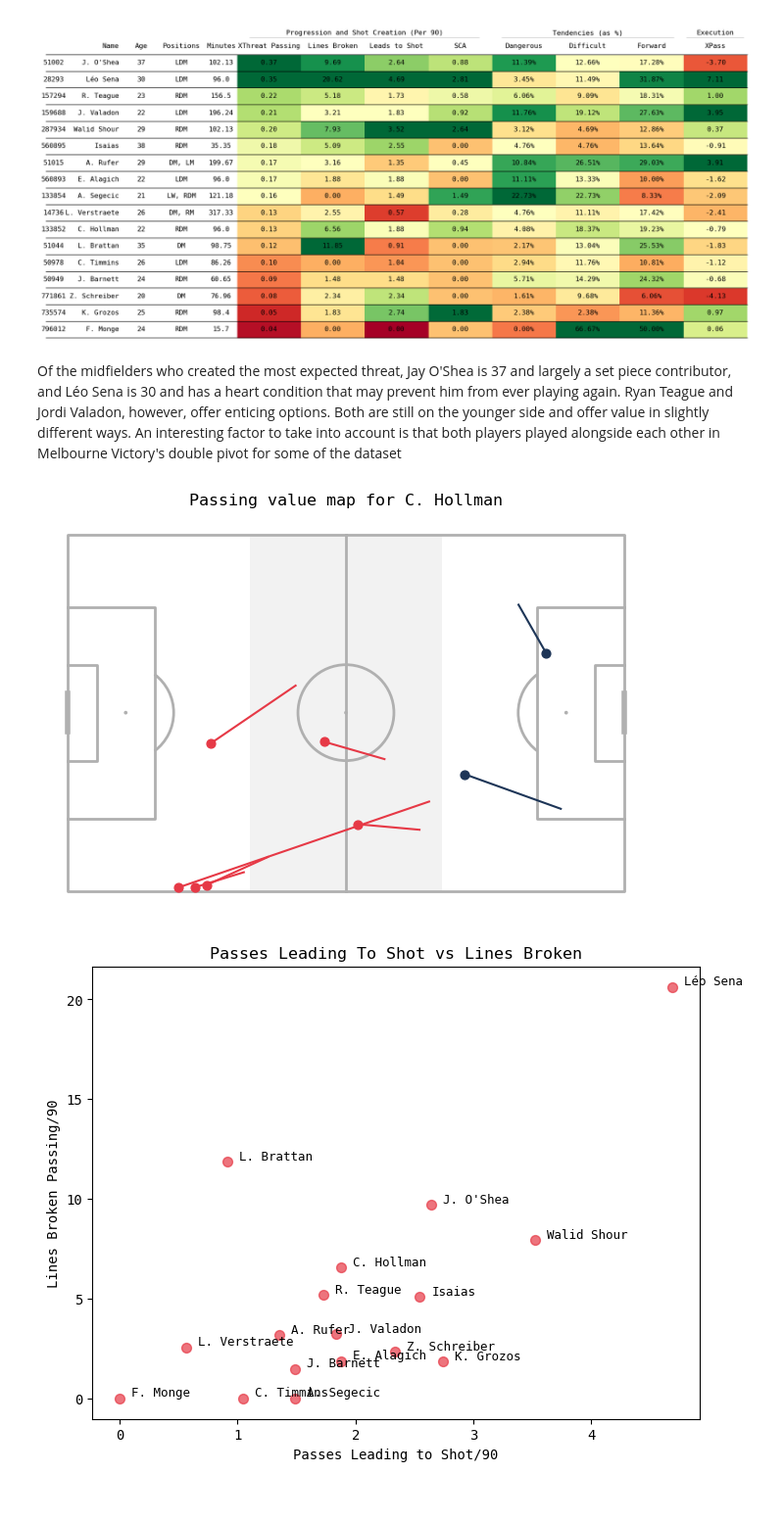
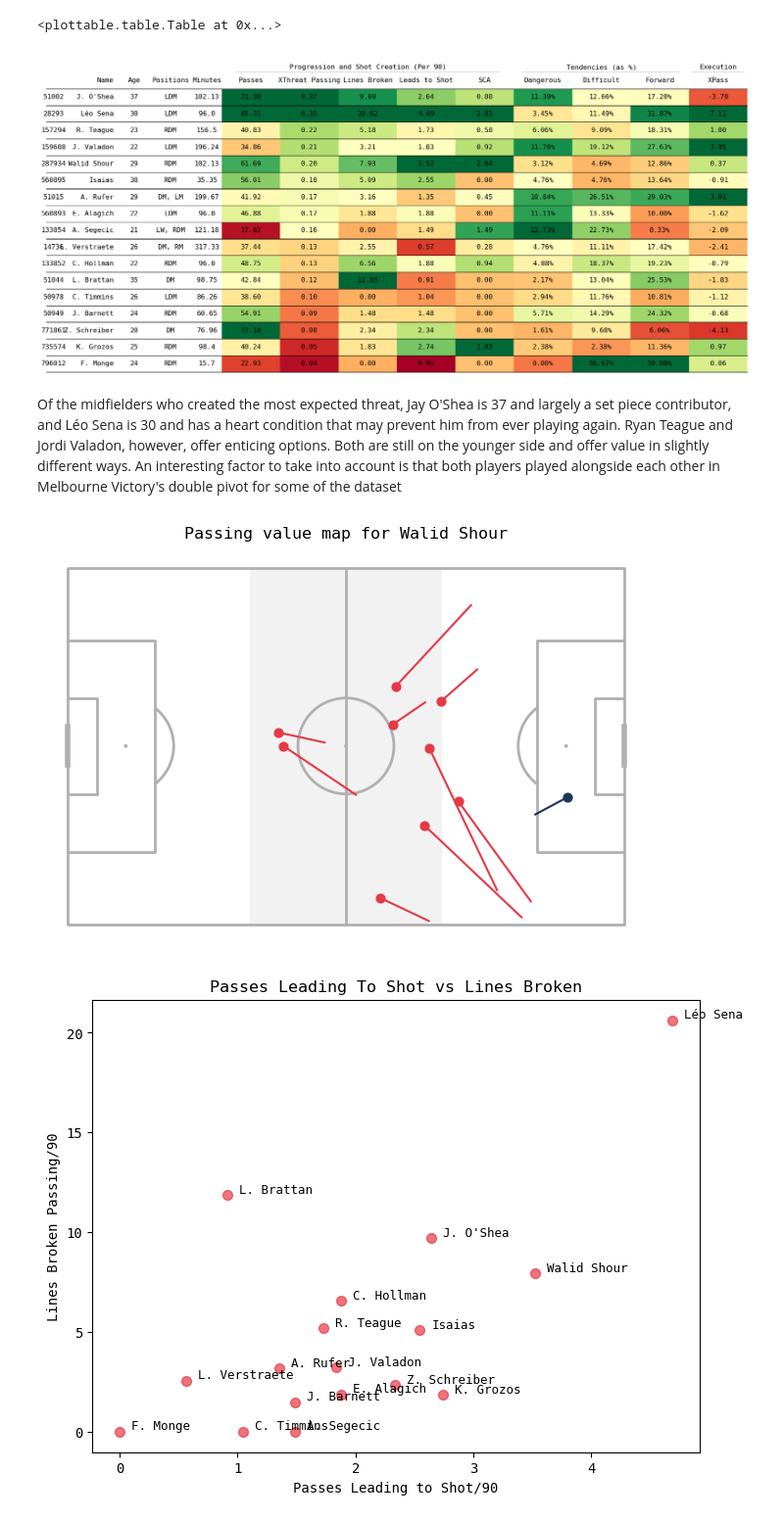
Before and after one commit to nkrackeler30/ASIProj, a Jupyter notebook: Data/ASIProj.ipynb, the cells around one changed output. Shown at 98% size. Drawn from its saved outputs; the diff is of its cells as text; code cells hidden in the pictures.

```diff
--- a/Data/ASIProj.ipynb
+++ b/Data/ASIProj.ipynb
@@ -567,7 +567,7 @@ class ASIProjMetrics:
         'xthreat_added_passing_aggregator': ['player_name', 'xthreat_added_passing_per_90'],
         'line_breaking_passes_aggregator': ['lines_broken_per_90'],
         'shot_creating_aggregator': ['passes_leading_to_shot_per_90', 'shot_creating_actions_per_90'],
-        'miscellaneous_stats_aggregator' : ['percent_dangerous_passes', 'percent_difficult_passes', 'percent_forward_passes'],
+        'miscellaneous_stats_aggregator' : ['percent_dangerous_passes', 'percent_difficult_passes', 'percent_forward_passes', 'passes_per_90'],
         'xpass_summary_aggregator' : ['pass_completion_vs_expected']
 
     }
@@ -653,13 +653,16 @@ class ASIProjMetrics:
                 player_name = ('player_name', 'first'),
                 percent_dangerous_passes = ('player_targeted_dangerous', 'mean'),
                 percent_difficult_passes = ('player_targeted_difficult_pass_target', 'mean'),
-                percent_forward_passes = (('pass_direction_id', lambda s: s.eq(1).mean()))
+                percent_forward_passes = (('pass_direction_id', lambda s: s.eq(1).mean())),
+                passes = ('player_name', 'count')
+
             )
         )
 
 
         minutes_counts = self.player_info
         summary = summary.merge(minutes_counts, on = ['player_id'], how = 'left')
+        summary['passes_per_90'] = summary['passes']/(summary['total_minutes']/90)
 
         return summary.sort_values('percent_forward_passes', ascending= False)
 
@@ -693,7 +696,7 @@ class ASIProjMetrics:
             .groupby(['player_id'])
             .agg(
                 player_name = ('player_name', 'first'),
-                pass_completion_vs_expected=('pass_completion_vs_expected', 'sum'),
+                pass_completion_vs_expected=('pass_completion_vs_expected', 'sum')
             )
         )
 
@@ -726,7 +729,7 @@ class ASIProjMetrics:
 
         agg = agg.astype({'lines_broken_per_90' : np.float64, 'percent_dangerous_passes': np.float64, 'percent_difficult_passes': np.float64, 'age': np.int64})
 
-        order = ['player_name', 'age', 'positions', 'total_minutes', 'xthreat_added_passing_per_90',	'lines_broken_per_90',	'passes_leading_to_shot_per_90',	'shot_creating_actions_per_90',	'percent_dangerous_passes',	'percent_difficult_passes',	'percent_forward_passes',	'pass_completion_vs_expected']
+        order = ['player_name', 'age', 'positions', 'total_minutes', 'passes_per_90','xthreat_added_passing_per_90',	'lines_broken_per_90',	'passes_leading_to_shot_per_90',	'shot_creating_actions_per_90',	'percent_dangerous_passes',	'percent_difficult_passes',	'percent_forward_passes',	'pass_completion_vs_expected']
         agg = agg[order]
 
         agg['positions'] = (
@@ -935,6 +938,7 @@ class StyleAggregator:
         "Age",
         "Positions",
         "Minutes",
+        "Passes",
         "XThreat Passing",
         "Lines Broken",
         "Leads to Shot",
@@ -975,6 +979,14 @@ class StyleAggregator:
             name="Minutes",
             width=0.5,
             textprops={"ha": "center",}
+        ),
+        ColumnDefinition(
+            name="Passes",
+            group = "Progression and Shot Creation (Per 90)",
+            width=1,
+            textprops={"ha": "center"},
+            formatter="{:.2f}",
+            cmap=normed_cmap(df_data["Passes"], cmap=plt.cm.RdYlGn, num_stds=1.5)
         ),
         ColumnDefinition(
             name="XThreat Passing",
@@ -1062,17 +1078,22 @@ class StyleAggregator:
 # %%
 df = DataLoader(matchids).data_loader_multi_match()
 
 summary = ASIProjMetrics(df).format_aggregator()
 
 summary = StyleAggregator(summary).style_aggregator()
+
+
+
+summary
 # %% [output]
+<plottable.table.Table at 0x...>
-[figure, old version]
+[figure, new version]
 # %% [markdown]
 Of the midfielders who created the most expected threat, Jay O'Shea is 37 and largely a set piece contributor, and Léo Sena is 30 and has a heart condition that may prevent him from ever playing again. Ryan Teague and Jordi Valadon, however, offer enticing options. Both are still on the younger side and offer value in slightly different ways. An interesting factor to take into account is that both players played alongside each other in Melbourne Victory's double pivot for some of the dataset
 # %%
-map = ASIProjViz(df).get_passing_value_map(133852)
+map = ASIProjViz(df).get_passing_value_map(287934)
 # %% [output]
-[figure, old version]
+[figure, new version]
 # %%
 map = ASIProjViz(df).get_passing_value_scatter()
 map
```
Also changed, not shown: parts of 1 cell of this notebook.
